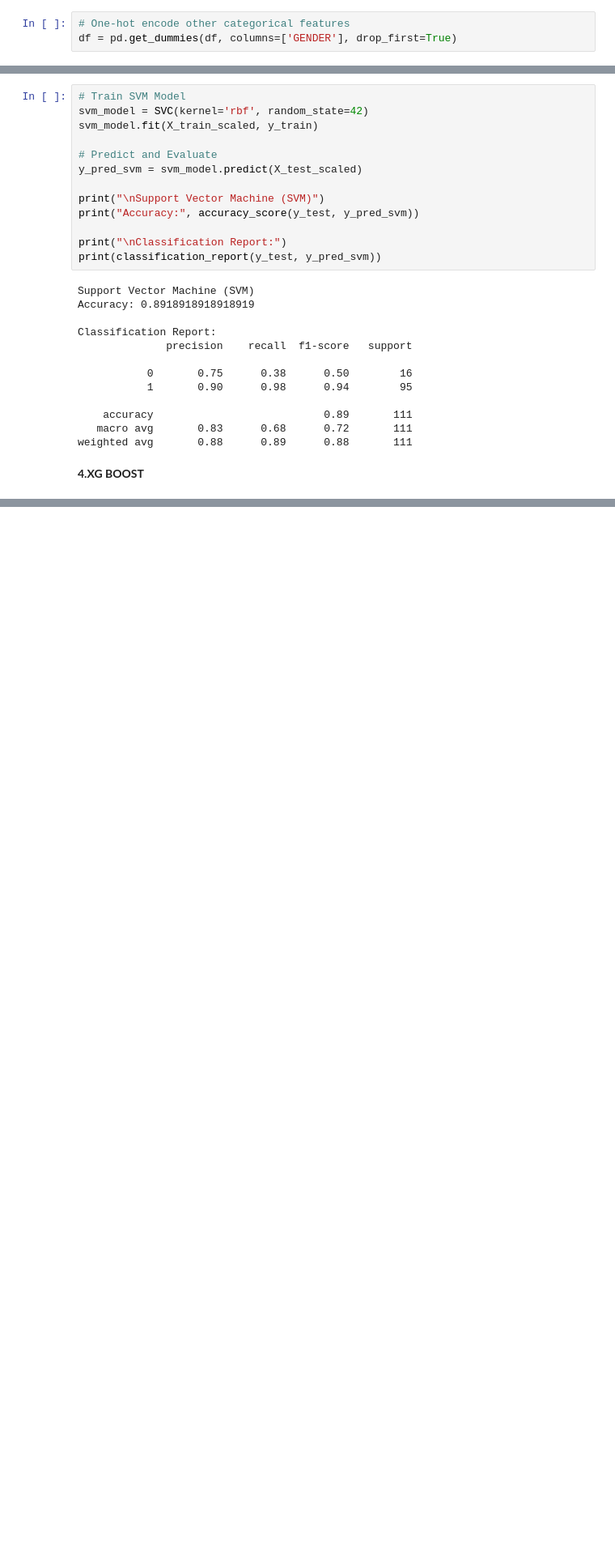
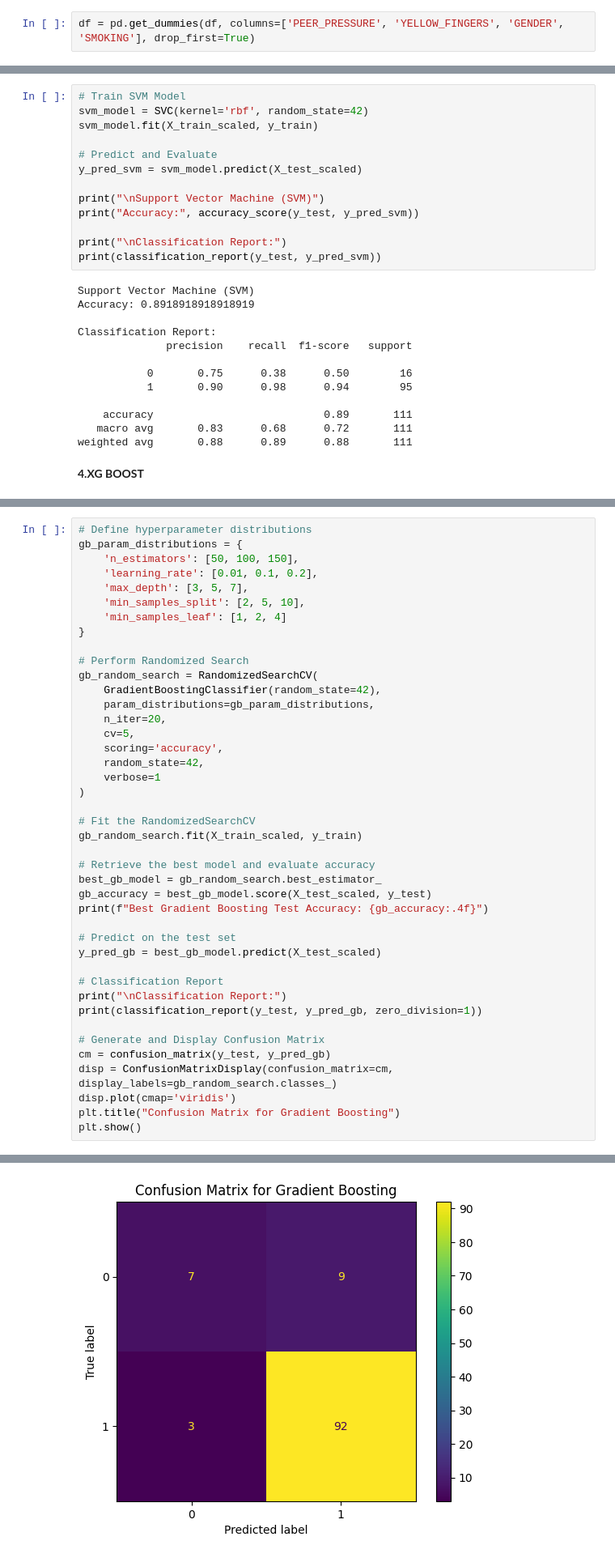
Before and after one commit to MerlinePricillaPeter/LUNG-CANCER-PREDICTION, a Jupyter notebook: LUNG_CANCER_PREDICTION.ipynb, the cells around one changed output, grey strips where cells are left out. Shown at 81% size. Drawn from its saved outputs; the diff is of its cells as text; blank space fills up the shorter version.

```diff
--- a/LUNG_CANCER_PREDICTION.ipynb
+++ b/LUNG_CANCER_PREDICTION.ipynb
@@ -279,8 +313,7 @@ Dataset after Encoding:
 # %% [markdown]
 **ONE HOT ENCODING**
 # %%
-# One-hot encode other categorical features
-df = pd.get_dummies(df, columns=['GENDER'], drop_first=True)
+df = pd.get_dummies(df, columns=['PEER_PRESSURE', 'YELLOW_FINGERS', 'GENDER', 'SMOKING'], drop_first=True)
 # %%
 # Features and Target
 X = df.drop(columns=['LUNG_CANCER'])
@@ -559,0 +519,43 @@ weighted avg       0.90      0.90      0.90       111
+# %%
+# Define hyperparameter distributions
+gb_param_distributions = {
+    'n_estimators': [50, 100, 150],
+    'learning_rate': [0.01, 0.1, 0.2],
+    'max_depth': [3, 5, 7],
+    'min_samples_split': [2, 5, 10],
+    'min_samples_leaf': [1, 2, 4]
+}
+
+# Perform Randomized Search
+gb_random_search = RandomizedSearchCV(
+    GradientBoostingClassifier(random_state=42),
+    param_distributions=gb_param_distributions,
+    n_iter=20,
+    cv=5,
+    scoring='accuracy',
+    random_state=42,
+    verbose=1
+)
+
+# Fit the RandomizedSearchCV
+gb_random_search.fit(X_train_scaled, y_train)
+
+# Retrieve the best model and evaluate accuracy
+best_gb_model = gb_random_search.best_estimator_
+gb_accuracy = best_gb_model.score(X_test_scaled, y_test)
+print(f"Best Gradient Boosting Test Accuracy: {gb_accuracy:.4f}")
+
+# Predict on the test set
+y_pred_gb = best_gb_model.predict(X_test_scaled)
+
+# Classification Report
+print("\nClassification Report:")
+print(classification_report(y_test, y_pred_gb, zero_division=1))
+
+# Generate and Display Confusion Matrix
+cm = confusion_matrix(y_test, y_pred_gb)
+disp = ConfusionMatrixDisplay(confusion_matrix=cm, display_labels=gb_random_search.classes_)
+disp.plot(cmap='viridis')
+plt.title("Confusion Matrix for Gradient Boosting")
+plt.show()
+# %% [output]
@@ -559,0 +574 @@ weighted avg       0.90      0.90      0.90       111
+[figure, added]
```
Also changed, not shown: parts of 27 cells of this notebook.
